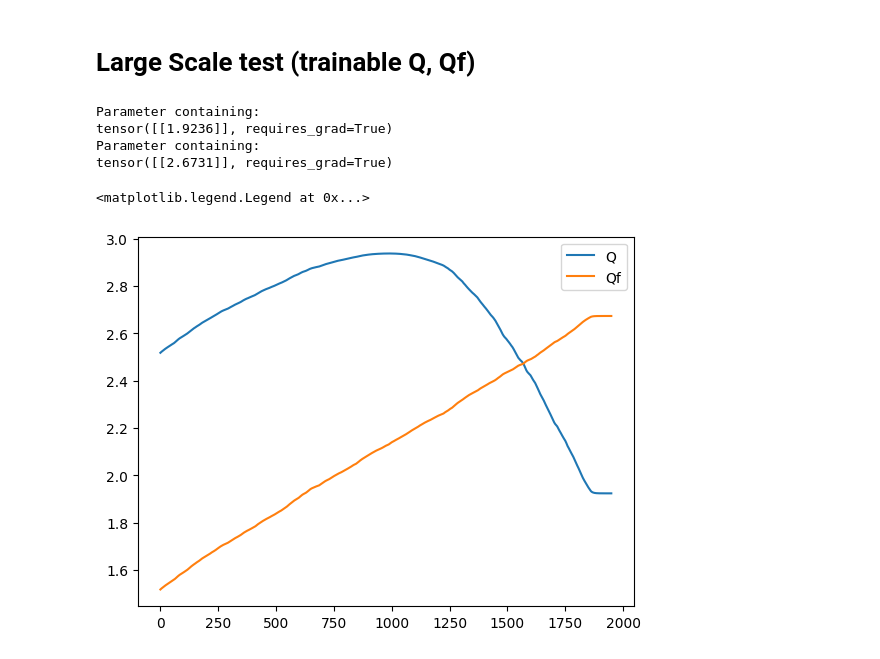
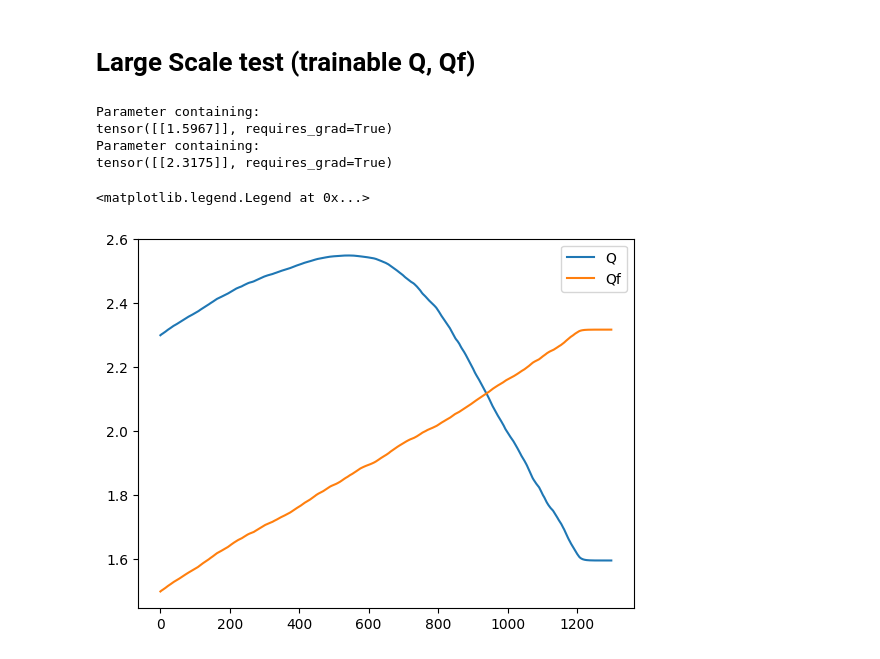
Before and after one commit to anby-dmr/RDP_asym_stability, a Jupyter notebook: direct_LQR_test.ipynb, the cells around one changed output. Saved outputs shown, nothing was run; the diff lists cells and outputs as text; code cells hidden in the pictures.

```diff
--- a/direct_LQR_test.ipynb
+++ b/direct_LQR_test.ipynb
@@ -180,7 +169,7 @@ from torch.optim import Adam
 
 DTYPES = torch.float32
 torch.set_default_dtype(DTYPES)
-MPC_T = 8
+MPC_T = 4
 A = torch.tensor([[1.]])
 B = torch.tensor([[1.]])
 Q = torch.tensor([[1.]])
@@ -233,9 +227,9 @@ torch.set_default_dtype(DTYPES)
 MPC_T = 10
 A = torch.tensor([[1.]])
 B = torch.tensor([[1.]])
-Q = nn.Parameter(torch.tensor([[2.51753]]))
+Q = nn.Parameter(torch.tensor([[2.3]]))
 R = torch.tensor([[1.]])
-Qf = nn.Parameter(torch.tensor([[1.51752]]))
+Qf = nn.Parameter(torch.tensor([[1.5]]))
 N = torch.tensor([[0.]])
 T = 3
 nx = 1
@@ -256,33 +250,33 @@ for epoch in tqdm(range(n_epoch)):
             break
         loss_recent = 0
     x_init = torch.rand(1, 1) * 100
 
     Q_list.append(Q.item())
     Qf_list.append(Qf.item())
 
     x_list, u_list, VN_list = mpc(A, B, N, Q, R, Qf, MPC_T, T, x_init)
 
     optimizer.zero_grad()
     loss = cal_RDP_criteria(VN_list, x_list, u_list, 1, MPC_T, lambda x: torch.relu(x), test=False)
     loss_recent += loss
     loss.backward()
     optimizer.step()
 
     if epoch%100 == 0:
         # sqrt VN
         x_seq, u_seq, VN_seq = mpc(A, B, N, Q, R, Qf, MPC_T, T, torch.tensor([[1.]]))
         VN_seq = [torch.sqrt(VN) for VN in VN_seq]
         # plot_seq(x_seq, u_seq, VN_seq)
 
 print(Q)
 print(Qf)
 plt.plot(Q_list, label='Q')
 plt.plot(Qf_list, label='Qf')
 plt.legend()
 # %% [output]
 Parameter containing:
-tensor([[1.9236]], requires_grad=True)
+tensor([[1.5967]], requires_grad=True)
 Parameter containing:
-tensor([[2.6731]], requires_grad=True)
+tensor([[2.3175]], requires_grad=True)
 <matplotlib.legend.Legend at 0x...>
-[figure, old version]
+[figure, new version]
```
Also changed, not shown: parts of 2 cells of this notebook, 1 other file.
